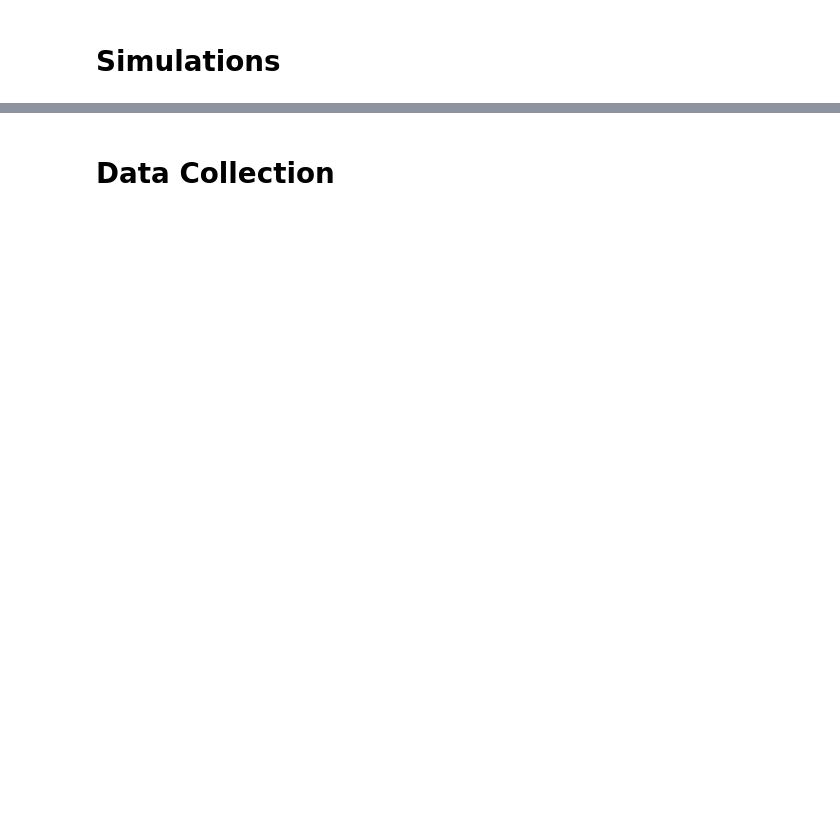
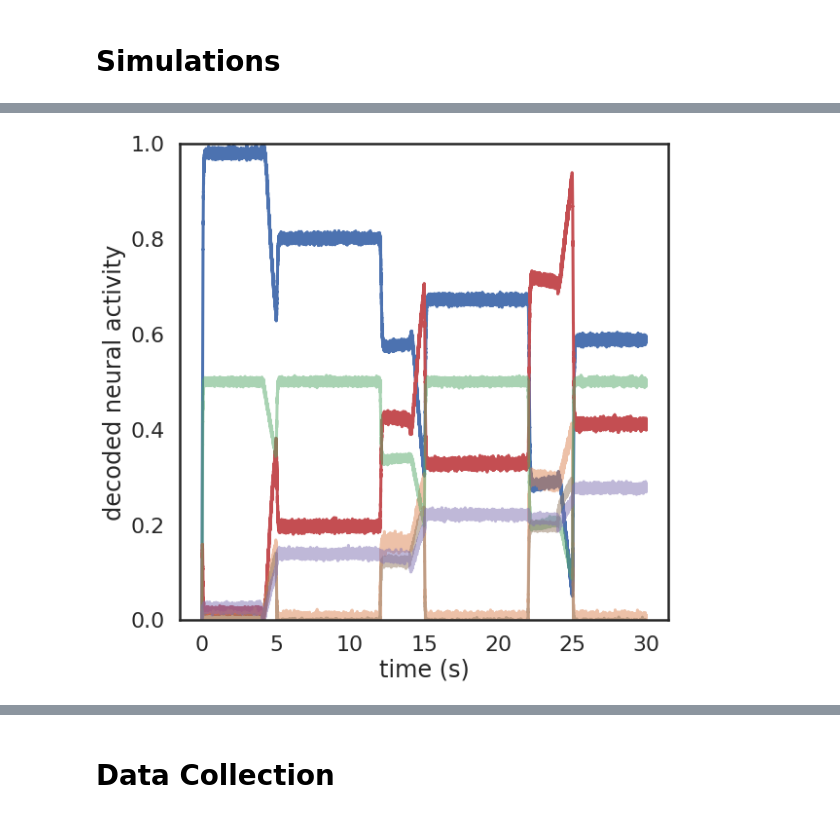
Before and after one commit to psipeter/anatomical_amygdala, a Jupyter notebook: amygdala.ipynb, the cells around one changed output, grey strips where cells are left out. Saved outputs shown, nothing was run; the diff lists cells and outputs as text; code cells hidden in the pictures; blank space fills up the shorter version.

Commit message:
poster submission

```diff
--- a/amygdala.ipynb
+++ b/amygdala.ipynb
@@ -1081,0 +172,26 @@ HtmlProgressBar cannot be displayed. Please use the TerminalProgressBar. It can
+# %%
+seed = 0
+t_condition = 30
+t_test = 4
+dt = 0.001
+tones, shocks = make_US_CS_arrays(pairings=1+int(t_condition/10), seed=0)
+tone_func = lambda t: tones[int(t/dt)]
+shock_func = lambda t: shocks[int(t/dt)]
+context_func = lambda t: [1, 0]
+d_thal_CeL = np.zeros((200, 1))
+d_cortex_BLA = np.zeros((200, 1))
+d_hippo_BLA = np.zeros((400, 1))
+
+data = go(t_condition, d_thal_CeL, d_cortex_BLA, d_hippo_BLA, tone_func, shock_func, context_func,
+    seed=seed)
+
+d_thal_CeL = data['thal_CeL']
+d_cortex_BLA = data['cortex_BLA']
+d_hippo_BLA = data['hippo_BLA']
+
+tone_func = lambda t: 0 if (0<t<2) else 1
+shock_func = lambda t: 0
+context_func = lambda t: [0, 1] if (0<t<1 or 2<t<3) else [1, 0]
+
+data2 = go(t_test, d_thal_CeL, d_cortex_BLA, d_hippo_BLA, tone_func, shock_func, context_func,
+    seed=seed, learning=False)
@@ -1081,0 +203,14 @@ HtmlProgressBar cannot be displayed. Please use the TerminalProgressBar. It can
+# %%
+fig, ax = plt.subplots(figsize=(9, 9))
+ax.plot(data['times'], data['PAG'], label='PAG', color=palette[0])
+ax.plot(data['times'], data['CeM'], label='CeM', color=palette[3])
+ax.plot(data['times'], data['CeL'][:,0], label='CeL tone', alpha=0.5, color=palette[1])
+ax.plot(data['times'], data['CeL_off'], label='CeL_off', alpha=0.5, color=palette[2])
+ax.plot(data['times'], data['BLA'][:,0], label='BLA tone', alpha=0.5, color=palette[5])
+ax.plot(data['times'], data['BLA'][:,2], label='BLA context', alpha=0.5, color=palette[4])
+ax.set(xlabel='time (s)', ylabel='decoded neural activity', ylim=((0, 1)))
+plt.savefig('plots/poster_train.svg')
+# ax.legend()
+plt.show()
+# %% [output]
+[figure, added]
```
Also changed, not shown: parts of 94 cells of this notebook, 3 other files.
